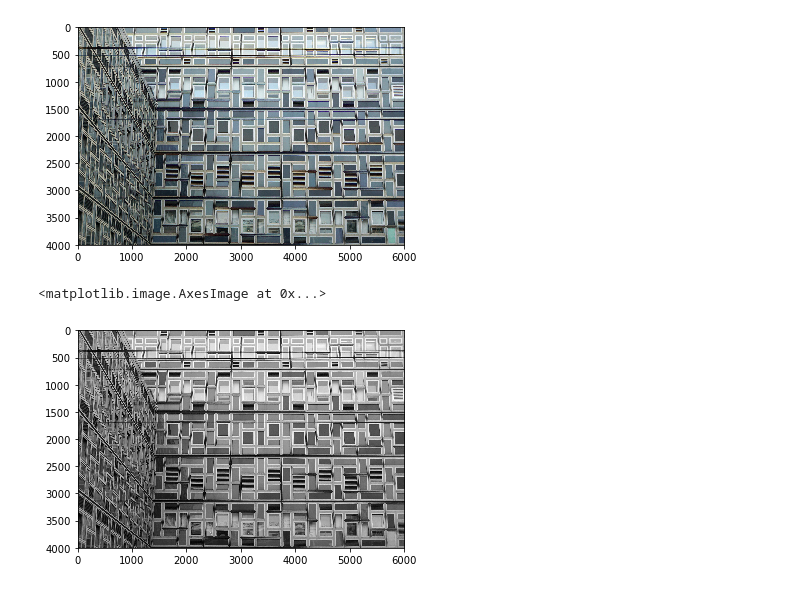
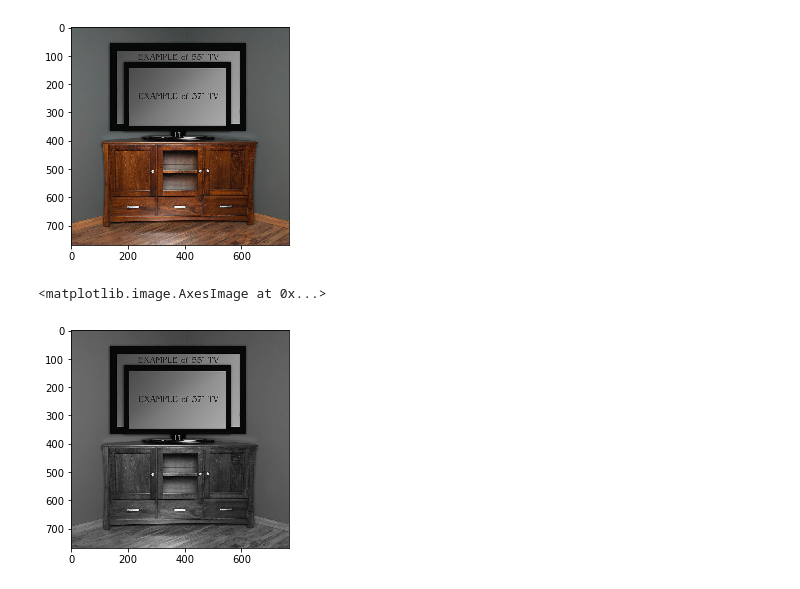
Before and after one commit to guptaaditya246/ImageProcessing, a Jupyter notebook: HarrisCornerDetection.ipynb, the cells around one changed output. Cells and saved outputs as stored; diff of their text form; code cells hidden in the pictures.

Commit message:
Added new corner images for detection

```diff
--- a/HarrisCornerDetection.ipynb
+++ b/HarrisCornerDetection.ipynb
@@ -4,17 +4,17 @@ import matplotlib.pyplot as plt
 %matplotlib inline
 import cv2
 # %%
-image = cv2.imread('images/corner2.jpg')
+image = cv2.imread('images/corner4.jpg')
 image = cv2.cvtColor(image, cv2.COLOR_BGR2RGB)
 plt.imshow(image)
 image_copy = image.copy()
 # %% [output]
-[figure, old version]
+[figure, new version]
 # %%
 gray  =cv2.cvtColor(image, cv2.COLOR_RGB2GRAY)
 plt.imshow(gray, cmap='gray')
 # %% [output]
 <matplotlib.image.AxesImage at 0x...>
-[figure, old version]
+[figure, new version]
 # %%
 gray = np.float32(gray)
```
Also changed, not shown: parts of 2 cells of this notebook.
